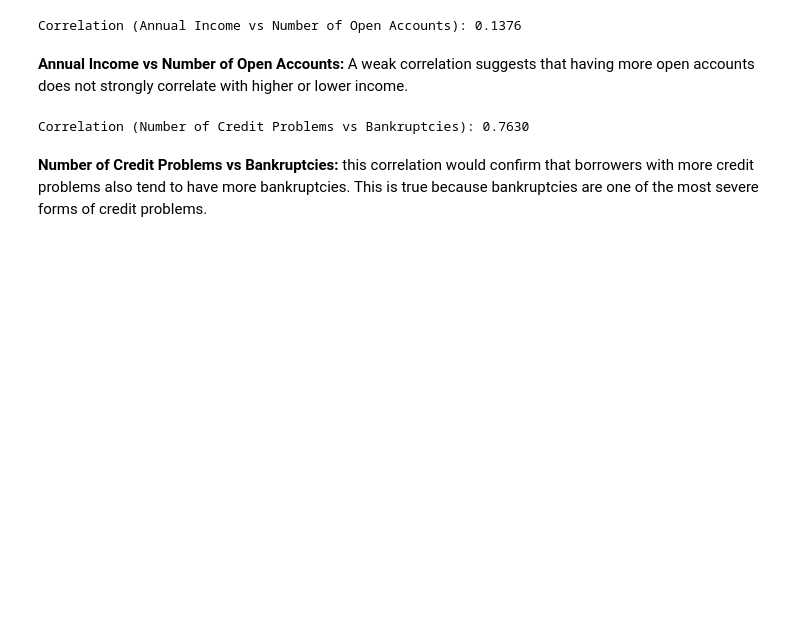
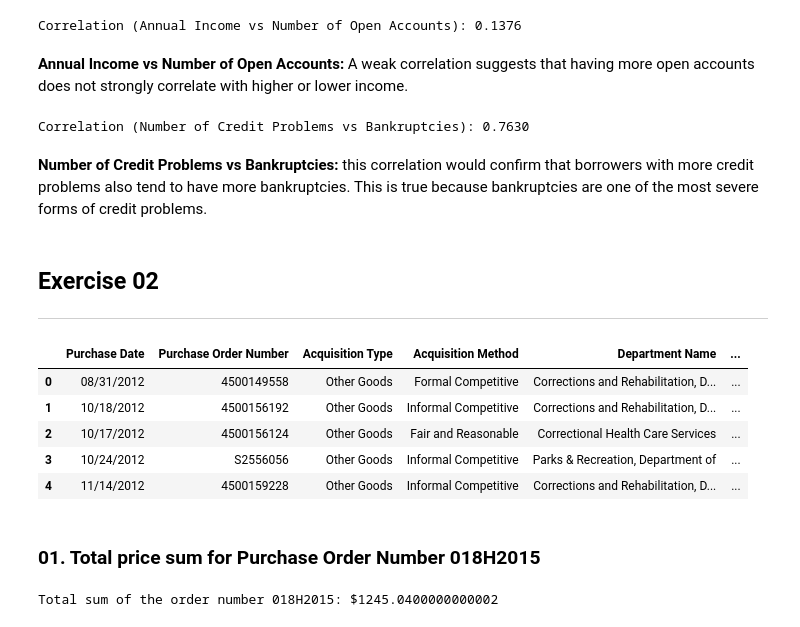
Before and after one commit to savinduthathsara-design/dataanalyticsexercises, a Jupyter notebook: Exercisesset02.ipynb, the cells around one changed output. Saved outputs shown, nothing was run; the diff lists cells and outputs as text; code cells hidden in the pictures; blank space fills up the shorter version.

Commit message:
Exercise 2 added

```diff
--- a/Exercisesset02.ipynb
+++ b/Exercisesset02.ipynb
@@ -255,3 +256,29 @@ print(f'Correlation (Number of Credit Problems vs Bankruptcies): {corr_b:.4f}')
 Correlation (Number of Credit Problems vs Bankruptcies): 0.7630
 # %% [markdown]
 **Number of Credit Problems vs Bankruptcies:** this correlation would confirm that borrowers with more credit problems also tend to have more bankruptcies. This is true because bankruptcies are one of the most severe forms of credit problems.
+# %% [markdown]
+## **Exercise 02**
+---
+# %%
+# load the data set
+df = pd.read_csv("exercises2_datafiles/purchases.csv")
+
+df.head()
+# %% [output]
+|  | Purchase Date | Purchase Order Number | Acquisition Type | Acquisition Method | Department Name | ... |
+| 0 | 08/31/2012 | 4500149558 | Other Goods | Formal Competitive | Corrections and Rehabilitation, D... | ... |
+| 1 | 10/18/2012 | 4500156192 | Other Goods | Informal Competitive | Corrections and Rehabilitation, D... | ... |
+| 2 | 10/17/2012 | 4500156124 | Other Goods | Fair and Reasonable | Correctional Health Care Services | ... |
+| 3 | 10/24/2012 | S2556056 | Other Goods | Informal Competitive | Parks & Recreation, Department of | ... |
+| 4 | 11/14/2012 | 4500159228 | Other Goods | Informal Competitive | Corrections and Rehabilitation, D... | ... |
+# %% [markdown]
+### 01. Total price sum for Purchase Order Number 018H2015
+# %%
+order_018 = df[df["Purchase Order Number"] == "018H2015"]
+
+# finding the total price
+total_price = order_018["Total Price"].sum()
+
+print(f"Total sum of the order number 018H2015: ${total_price}")
+# %% [output]
+Total sum of the order number 018H2015: $1245.0400000000002
```
Also changed, not shown: parts of 26 cells of this notebook.
